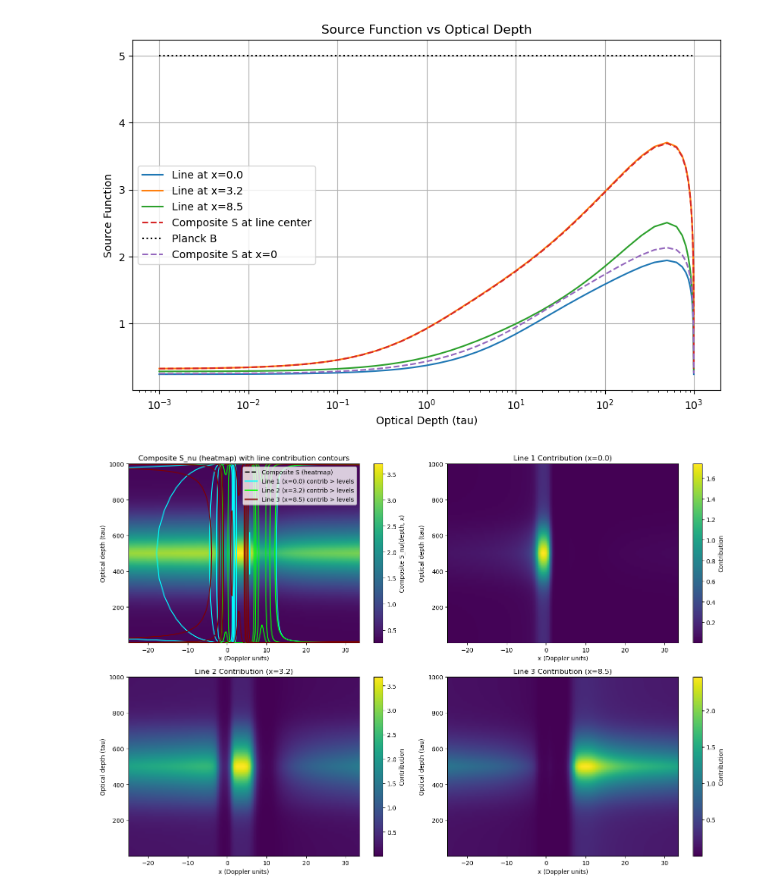
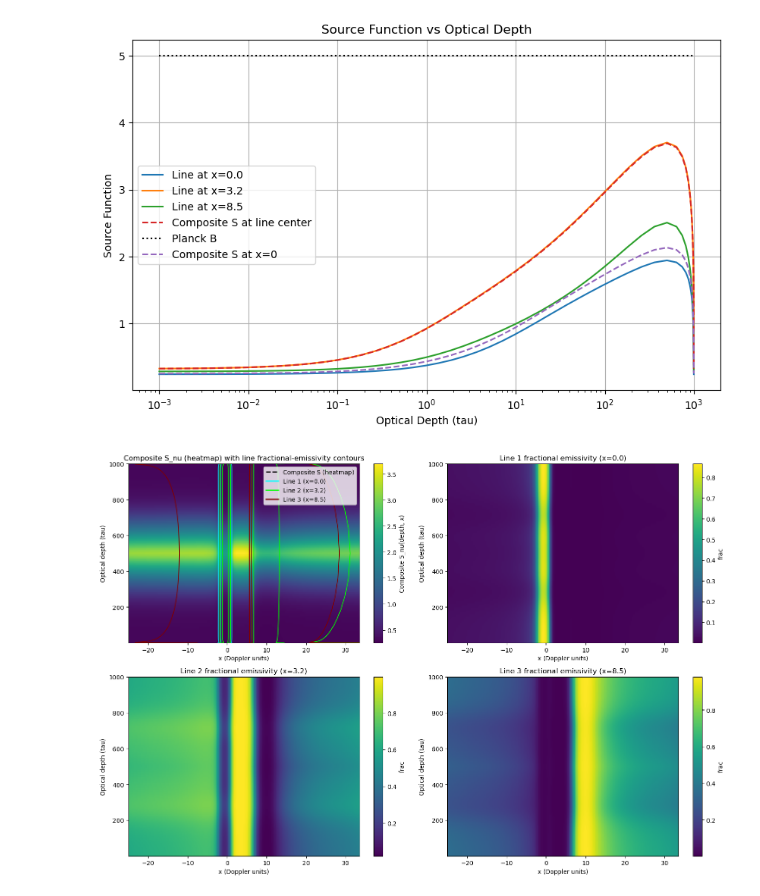
Before and after one commit to ivanzmilic/2lvl_nlte, a Jupyter notebook: slab_experiments/Two_comp.ipynb, the cells around one changed output. Drawn from its saved outputs; the diff is of its cells as text; code cells hidden in the pictures.

```diff
--- a/slab_experiments/Two_comp.ipynb
+++ b/slab_experiments/Two_comp.ipynb
@@ -440,81 +424,63 @@ I_emergent = slab.formal_solution(lines, mu = 1.0, boundary_condition = 1.0)
 # %%
 # Combined plot: Composite S_nu heatmap with contours + subplots for each line's contribution
 import matplotlib.pyplot as plt
 from matplotlib.lines import Line2D
 
 x = slab.x_values
 tau = slab.tau
 B = slab.B
 
-# Ensure per-line normalized profile present
+# Ensure phi_x_global exists and normalized
 for line in lines:
-    if not hasattr(line, 'phi_x_global'):
-        # Compute if missing
-        line.compute_phi_x(slab.x_values)
-        if hasattr(slab, 'x_weights') and slab.x_weights.size == slab.x_values.size:
-            norm = np.sum(line.phi_x * slab.x_weights)
-            if norm != 0.0:
-                line.phi_x_global = line.phi_x / norm
-            else:
-                line.phi_x_global = line.phi_x
-        else:
-            line.phi_x_global = line.phi_x
+    if not hasattr(line, 'phi_x_global') or line.phi_x_global.size != x.size:
+        if hasattr(line, 'compute_phi_x'):
+            line.compute_phi_x(x)
+        norm = np.sum(line.phi_x * slab.x_weights) if getattr(slab, 'x_weights', None) is not None else np.sum(line.phi_x)
+        line.phi_x_global = (line.phi_x / norm) if norm != 0.0 else line.phi_x.copy()
 
-# Precompute denom used in composite S
-denom = np.zeros_like(x)
+# Build per-line emissivity arrays (depth x frequency): eta = k * phi * S_line
+eta_list = []
 for line in lines:
-    denom += line.k * line.phi_x_global
-denom_safe = np.where(denom == 0.0, 1.0, denom)
+    eta = (line.k * line.phi_x_global)[None, :] * np.asarray(line.S_line).reshape((slab.ND, 1))
+    eta_list.append(eta)
+total_eta = np.sum(np.array(eta_list), axis=0)
+total_eta_safe = np.where(total_eta == 0.0, 1.0, total_eta)
+contribs = [eta / total_eta_safe for eta in eta_list]  # fractional emissivity per line
 
-# Build per-line contribution arrays (depth x frequency)
-contribs = []
-for line in lines:
-    contrib = np.zeros_like(S_nu_grid)
-    for d in range(slab.ND):
-        contrib[d, :] = (line.k * line.phi_x_global * line.S_line[d]) / denom_safe
-    contribs.append(contrib)
-
-# Create figure with subplots: 2x2 grid
+# Create figure with subplots: heatmap + individual contribution panels
 fig = plt.figure(figsize=(15, 10))
-
-# Main plot: composite S heatmap with contours (top-left, spanning if needed)
 ax_main = plt.subplot(2, 2, 1)
-im = ax_main.imshow(S_nu_grid, aspect='auto', origin='lower',
-                    extent=[x[0], x[-1], tau[0], tau[-1]], cmap='viridis')
+im = ax_main.imshow(S_nu_grid, aspect='auto', origin='lower', extent=[x[0], x[-1], tau[0], tau[-1]], cmap='viridis')
 cbar = plt.colorbar(im, ax=ax_main, label='Composite S_nu(depth, x)')
-# Choose distinct contour colors for lines
 palette = ['cyan', 'lime', 'maroon', 'magenta', 'yellow', 'orange']
-contour_levels = [0.01, 0.05, 0.1, 0.25, 0.5]  # Fractional contribution levels
-
-# Build explicit legend handles
+contour_levels = [0.25, 0.5]
 legend_handles = []
-for idx, contrib in enumerate(contribs):
+for idx, frac in enumerate(contribs):
     color = palette[idx % len(palette)]
-    cs = ax_main.contour(x, tau, contrib, levels=contour_levels, colors=color, linewidths=1.5)
-    # Create a proxy line for legend
-    legend_handles.append(Line2D([0], [0], color=color, lw=2, label=f'Line {idx+1} (x={lines[idx].line_center}) contrib > levels'))
-
+    try:
+        cs = ax_main.contour(x, tau, frac, levels=contour_levels, colors=color, linewidths=1.2)
+    except Exception:
+        ax_main.contourf(x, tau, frac, levels=[0.0] + contour_levels, colors=[color], alpha=0.05)
+    legend_handles.append(Line2D([0], [0], color=color, lw=2, label=f'Line {idx+1} (x={lines[idx].line_center})'))
 ax_main.set_xlabel('x (Doppler units)')
 ax_main.set_ylabel('Optical depth (tau)')
-ax_main.set_title('Composite S_nu (heatmap) with line contribution contours')
-# Add legend
+ax_main.set_title('Composite S_nu (heatmap) with line fractional-emissivity contours')
 heatmap_proxy = Line2D([0], [0], color='k', lw=2, linestyle='--', label='Composite S (heatmap)')
-all_handles = [heatmap_proxy] + legend_handles
-ax_main.legend(handles=all_handles, loc='upper right')
+ax_main.legend(handles=[heatmap_proxy] + legend_handles, loc='upper right')
 
-# Subplots for each line's contribution (bottom row)
+# Subplots for each line: show fractional emissivity heatmap
 for idx in range(len(contribs)):
-    ax = plt.subplot(2, 2, idx + 2)  # 2,3,4
-    im = ax.imshow(contribs[idx], aspect='auto', origin='lower', extent=[x[0], x[-1], tau[0], tau[-1]], cmap='viridis')
-    ax.set_title(f'Line {idx+1} Contribution (x={lines[idx].line_center})')
+    ax = plt.subplot(2, 2, idx + 2)
+    im2 = ax.imshow(contribs[idx], aspect='auto', origin='lower', extent=[x[0], x[-1], tau[0], tau[-1]], cmap='viridis')
+    ax.set_title(f'Line {idx+1} fractional emissivity (x={lines[idx].line_center})')
     ax.set_xlabel('x (Doppler units)')
     ax.set_ylabel('Optical depth (tau)')
-    plt.colorbar(im, ax=ax, label='Contribution')
+    plt.colorbar(im2, ax=ax, label='frac')
 
 plt.tight_layout()
 plt.show()
 # %% [output]
-[figure, old version]
+[figure, new version]
 # %%
 plot_line_and_composite(lines, slab, S_nu_grid, I_emergent)
 # %% [output]
```
Also changed, not shown: parts of 8 cells of this notebook, 1 other file.
